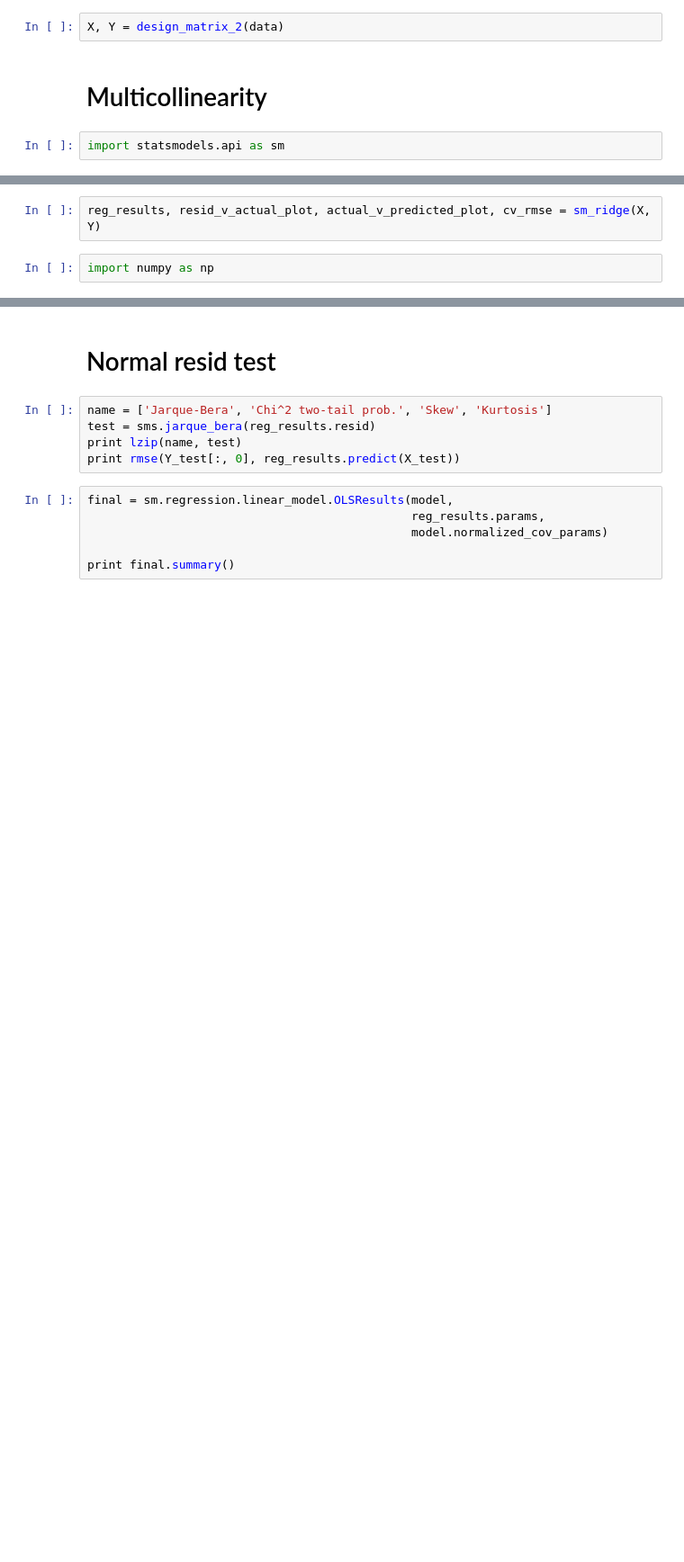
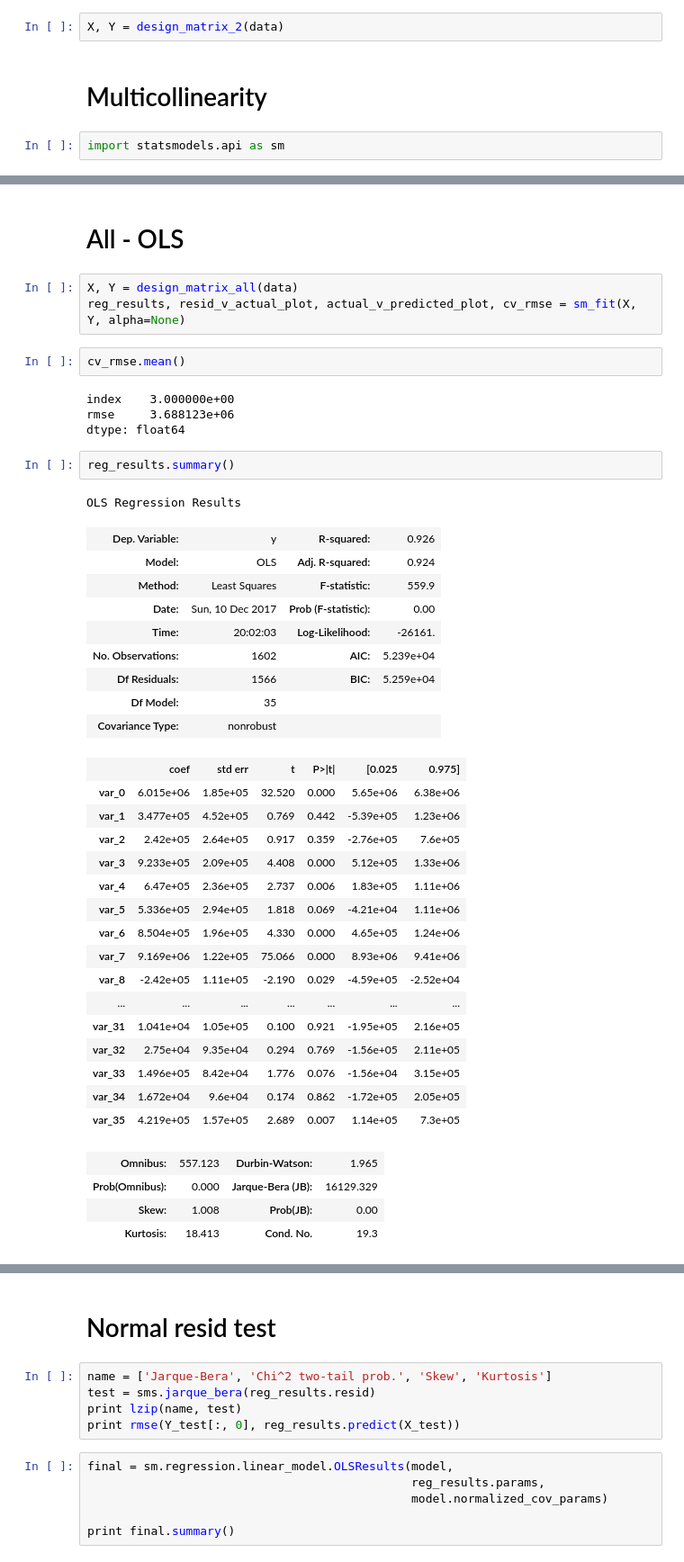
Before and after one commit to cphalpert/soccer-capstone, a Jupyter notebook: model/notebooks/Model1.ipynb, the cells around one changed output, grey strips where cells are left out. Shown: that part at 90% size. Saved outputs shown, nothing was run; the diff lists cells and outputs as text; blank space fills up the shorter version.

```diff
--- a/model/notebooks/Model1.ipynb
+++ b/model/notebooks/Model1.ipynb
@@ -89,4 +165,44 @@ import bokeh
+# %% [markdown]
+# All - OLS
 # %%
-reg_results, resid_v_actual_plot, actual_v_predicted_plot, cv_rmse = sm_ridge(X, Y)
+X, Y = design_matrix_all(data)
+reg_results, resid_v_actual_plot, actual_v_predicted_plot, cv_rmse = sm_fit(X, Y, alpha=None)
-# %%
-import numpy as np
+# %%
+cv_rmse.mean()
+# %% [output]
+index    3.000000e+00
+rmse     3.688123e+06
+dtype: float64
+# %%
+reg_results.summary()
+# %% [output]
+OLS Regression Results
+| Dep. Variable: | y | R-squared: | 0.926 |
+| Model: | OLS | Adj. R-squared: | 0.924 |
+| Method: | Least Squares | F-statistic: | 559.9 |
+| Date: | Sun, 10 Dec 2017 | Prob (F-statistic): | 0.00 |
+| Time: | 20:02:03 | Log-Likelihood: | -26161. |
+| No. Observations: | 1602 | AIC: | 5.239e+04 |
+| Df Residuals: | 1566 | BIC: | 5.259e+04 |
+| Df Model: | 35 |  |  |
+| Covariance Type: | nonrobust |  |  |
+|  | coef | std err | t | P>|t| | [0.025 | 0.975] |
+| var_0 | 6.015e+06 | 1.85e+05 | 32.520 | 0.000 | 5.65e+06 | 6.38e+06 |
+| var_1 | 3.477e+05 | 4.52e+05 | 0.769 | 0.442 | -5.39e+05 | 1.23e+06 |
+| var_2 | 2.42e+05 | 2.64e+05 | 0.917 | 0.359 | -2.76e+05 | 7.6e+05 |
+| var_3 | 9.233e+05 | 2.09e+05 | 4.408 | 0.000 | 5.12e+05 | 1.33e+06 |
+| var_4 | 6.47e+05 | 2.36e+05 | 2.737 | 0.006 | 1.83e+05 | 1.11e+06 |
+| var_5 | 5.336e+05 | 2.94e+05 | 1.818 | 0.069 | -4.21e+04 | 1.11e+06 |
+| var_6 | 8.504e+05 | 1.96e+05 | 4.330 | 0.000 | 4.65e+05 | 1.24e+06 |
+| var_7 | 9.169e+06 | 1.22e+05 | 75.066 | 0.000 | 8.93e+06 | 9.41e+06 |
+| var_8 | -2.42e+05 | 1.11e+05 | -2.190 | 0.029 | -4.59e+05 | -2.52e+04 |
+| ... | ... | ... | ... | ... | ... | ... |
+| var_31 | 1.041e+04 | 1.05e+05 | 0.100 | 0.921 | -1.95e+05 | 2.16e+05 |
+| var_32 | 2.75e+04 | 9.35e+04 | 0.294 | 0.769 | -1.56e+05 | 2.11e+05 |
+| var_33 | 1.496e+05 | 8.42e+04 | 1.776 | 0.076 | -1.56e+04 | 3.15e+05 |
+| var_34 | 1.672e+04 | 9.6e+04 | 0.174 | 0.862 | -1.72e+05 | 2.05e+05 |
+| var_35 | 4.219e+05 | 1.57e+05 | 2.689 | 0.007 | 1.14e+05 | 7.3e+05 |
+| Omnibus: | 557.123 | Durbin-Watson: | 1.965 |
+| Prob(Omnibus): | 0.000 | Jarque-Bera (JB): | 16129.329 |
+| Skew: | 1.008 | Prob(JB): | 0.00 |
+| Kurtosis: | 18.413 | Cond. No. | 19.3 |
```
Also changed, not shown: parts of 66 cells of this notebook, 3 other files.
